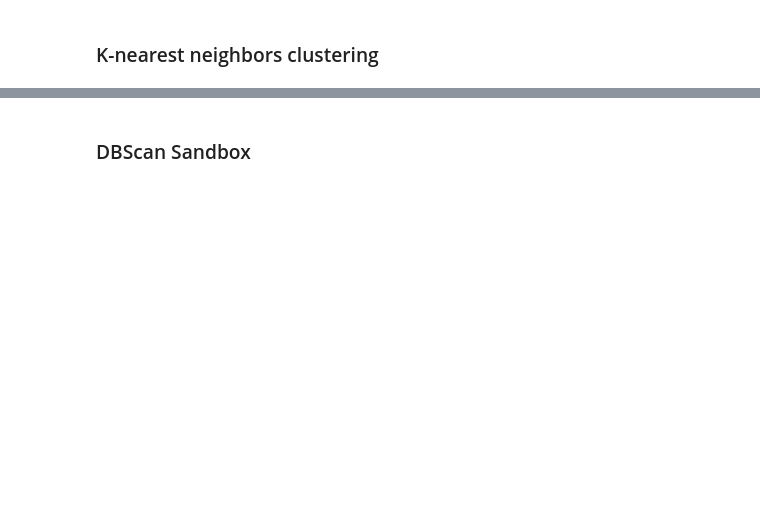
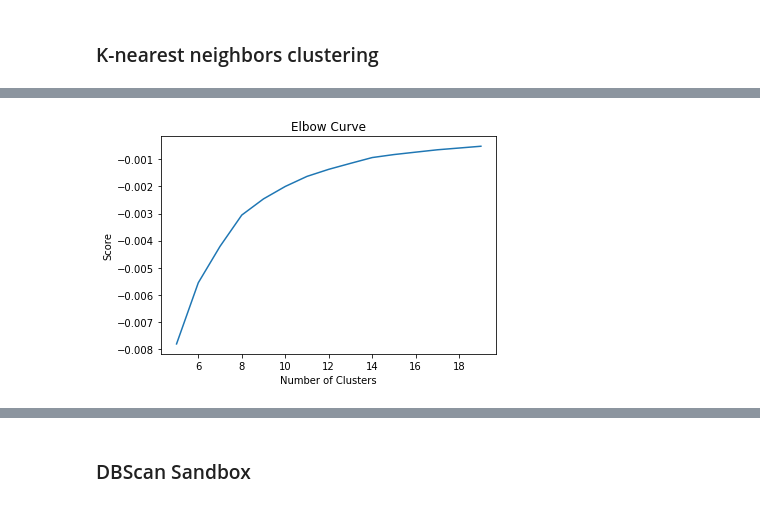
Before and after one commit to city-of-baltimore/BSWWorkClusters, a Jupyter notebook: clusters.ipynb, the cells around one changed output, grey strips where cells are left out. Drawn from its saved outputs; the diff is of its cells as text; code cells hidden in the pictures; blank space fills up the shorter version.

```diff
--- a/clusters.ipynb
+++ b/clusters.ipynb
@@ -10,13 +10,21 @@ import datetime
 import seaborn as sns
 from sklearn.cluster import AgglomerativeClustering
 from scipy.spatial import ConvexHull
+import geopandas as geo
+from geopandas import GeoSeries
+from geopandas.tools import geocode
+from shapely.geometry import Point, Polygon
 
 %matplotlib inline
 
-file=pd.read_excel(r"C:\Users\sara.brumfield\Documents\DPW Model\Backlog\Overdue Streets and Alleys.xlsx", sheet_name="Sheet1")
-#file["Location"]=file[['Longitude', 'Latitude']].apply(tuple, axis=1)
-no_null=file.dropna(subset=["Latitude"], axis=0)
-df=no_null.loc[no_null["SR Type"].str.contains("Dirty Alley")]
-today=datetime.datetime.now()
-df["Days Overdue"]=abs((df["Created Date"]-today).dt.days).astype(int)
+def load_data(file_path, sr_type):
+    file=pd.read_csv(file_path)
+    file["Location"]=file[['Longitude', 'Latitude']].apply(tuple, axis=1)
+    no_null=file.dropna(subset=["Latitude"], axis=0)
+    df=no_null.loc[no_null["SR Type"].str.contains(sr_type)]
+    #today=datetime.datetime.now()
+    #df["Days Overdue"]=abs((df["Created Date"]-today).dt.days).astype(int)
+    return df
+
+df=load_data(r"C:\Users\sara.brumfield\Documents\DPW Model\Backlog\bulkreport.csv", "Bulk")
 df
@@ -23,16 +50,19 @@ df
 # %%
-x=df.loc[:,['Service Request Number','Latitude','Longitude']]
+def fit_data(df, n1, n2):
+    x=df.loc[:,['Service Request Number','Latitude','Longitude']]
+    K_clusters = range(n1,n2)
+    kmeans = [KMeans(n_clusters=i) for i in K_clusters]
+    Y_axis = df[['Latitude']]
+    X_axis = df[['Longitude']]
+    score = [kmeans[i].fit(Y_axis).score(Y_axis) for i in range(len(kmeans))]
+    plt.plot(K_clusters, score)
+    plt.xlabel('Number of Clusters')
+    plt.ylabel('Score')
+    plt.title('Elbow Curve')
+    plt.show()
+    return x
 
-K_clusters = range(5,20)
-kmeans = [KMeans(n_clusters=i) for i in K_clusters]
-Y_axis = df[['Latitude']]
-X_axis = df[['Longitude']]
-score = [kmeans[i].fit(Y_axis).score(Y_axis) for i in range(len(kmeans))]
-
-# Visualize
-plt.plot(K_clusters, score)
-plt.xlabel('Number of Clusters')
-plt.ylabel('Score')
-plt.title('Elbow Curve')
-plt.show()
+y=fit_data(df, 5,20)
+# %% [output]
+[figure, added]
 # %%
```
Also changed, not shown: parts of 6 cells of this notebook.
